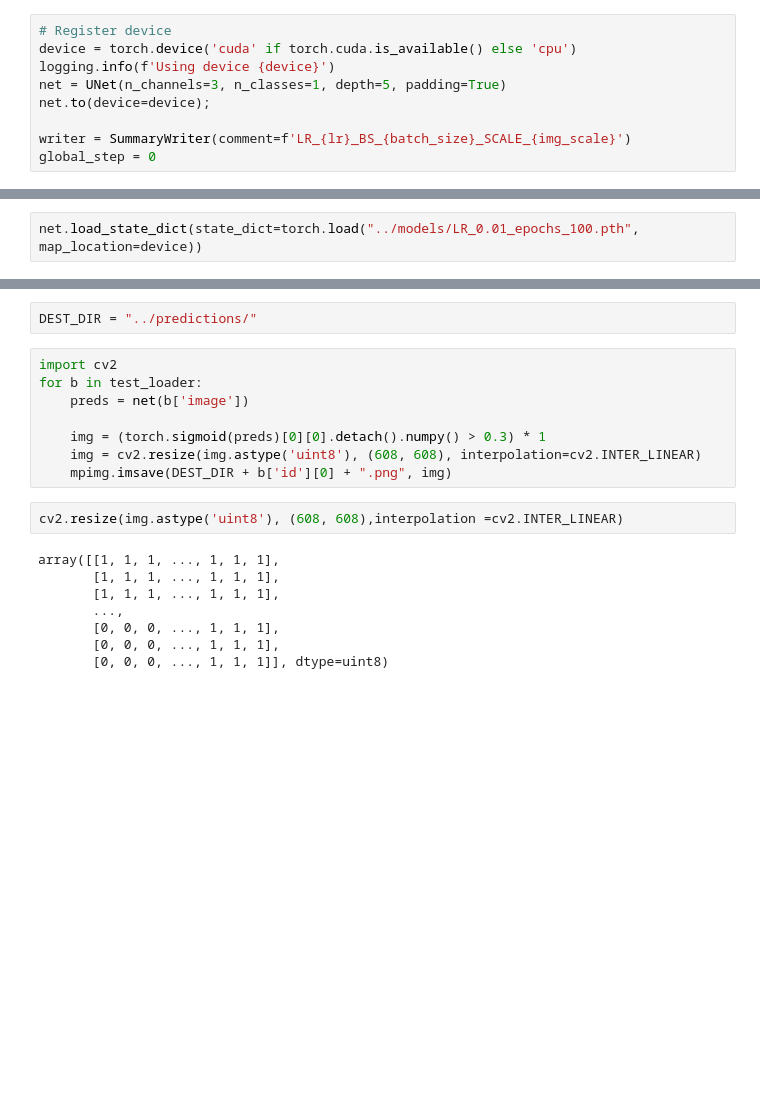
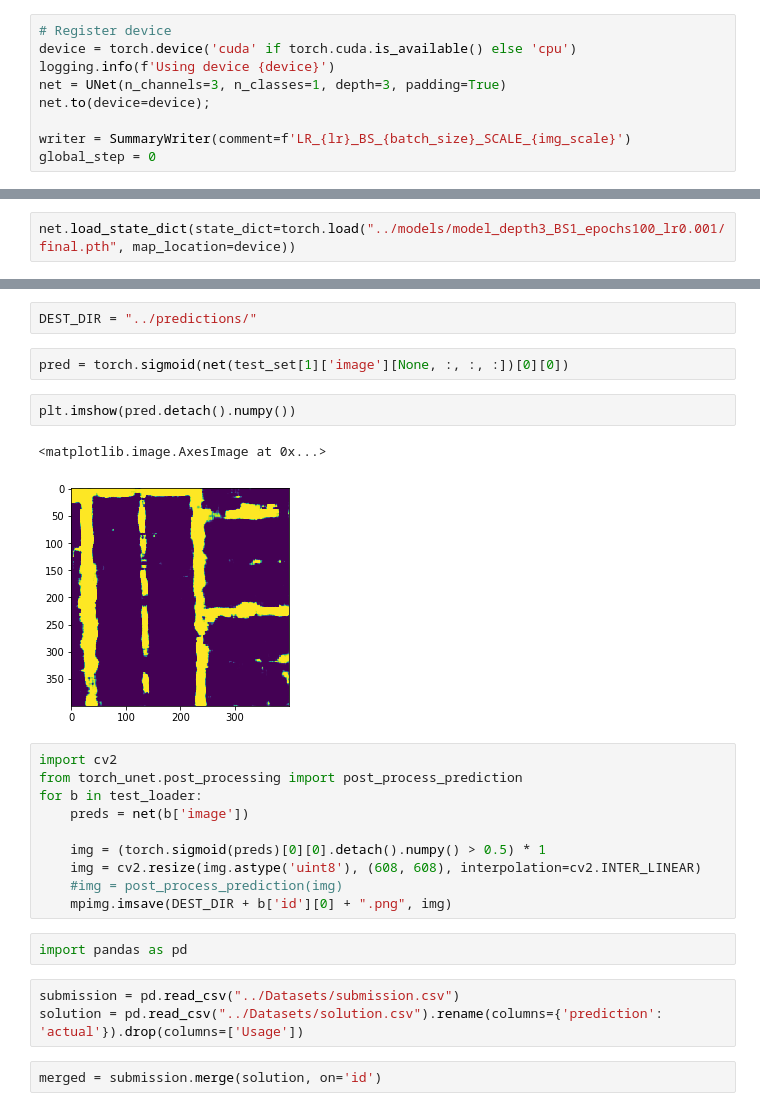
Before and after one commit to ehoelzl/ML_course, a Jupyter notebook: projects/project2/project_road_segmentation/torch_unet/Torch.ipynb, the cells around one changed output, grey strips where cells are left out. Cells and saved outputs as stored; diff of their text form; blank space fills up the shorter version.

```diff
--- a/projects/project2/project_road_segmentation/torch_unet/Torch.ipynb
+++ b/projects/project2/project_road_segmentation/torch_unet/Torch.ipynb
@@ -48,7 +48,7 @@ INFO: Creating dataset with 100 examples
 # Register device
 device = torch.device('cuda' if torch.cuda.is_available() else 'cpu')
 logging.info(f'Using device {device}')
-net = UNet(n_channels=3, n_classes=1, depth=5, padding=True)
+net = UNet(n_channels=3, n_classes=1, depth=3, padding=True)
 net.to(device=device);
 
 writer = SummaryWriter(comment=f'LR_{lr}_BS_{batch_size}_SCALE_{img_scale}')
@@ -101,7 +101,7 @@ test_set = TestSet("../Datasets/test_set_images/", 400/608)
 # %% [output]
 INFO: Creating dataset with 50 examples
 # %%
-net.load_state_dict(state_dict=torch.load("../models/LR_0.01_epochs_100.pth", map_location=device))
+net.load_state_dict(state_dict=torch.load("../models/model_depth3_BS1_epochs100_lr0.001/final.pth", map_location=device))
 # %% [output]
 <All keys matched successfully>
 # %%
@@ -110,21 +110,27 @@ test_loader = DataLoader(test_set, batch_size=1, shuffle=False, num_workers=2, p
 import matplotlib.image as mpimg
 # %%
 DEST_DIR = "../predictions/"
+# %%
+pred = torch.sigmoid(net(test_set[1]['image'][None, :, :, :])[0][0])
+# %%
+plt.imshow(pred.detach().numpy())
+# %% [output]
+<matplotlib.image.AxesImage at 0x...>
+[figure, added]
 # %%
 import cv2
+from torch_unet.post_processing import post_process_prediction
 for b in test_loader:
     preds = net(b['image'])
 
-    img = (torch.sigmoid(preds)[0][0].detach().numpy() > 0.3) * 1
+    img = (torch.sigmoid(preds)[0][0].detach().numpy() > 0.5) * 1
     img = cv2.resize(img.astype('uint8'), (608, 608), interpolation=cv2.INTER_LINEAR)
+    #img = post_process_prediction(img)
     mpimg.imsave(DEST_DIR + b['id'][0] + ".png", img)
-# %%
-cv2.resize(img.astype('uint8'), (608, 608),interpolation =cv2.INTER_LINEAR)
-# %% [output]
-array([[1, 1, 1, ..., 1, 1, 1],
-       [1, 1, 1, ..., 1, 1, 1],
-       [1, 1, 1, ..., 1, 1, 1],
-       ...,
-       [0, 0, 0, ..., 1, 1, 1],
-       [0, 0, 0, ..., 1, 1, 1],
-       [0, 0, 0, ..., 1, 1, 1]], dtype=uint8)
+# %%
+import pandas as pd
+# %%
+submission = pd.read_csv("../Datasets/submission.csv")
+solution = pd.read_csv("../Datasets/solution.csv").rename(columns={'prediction': 'actual'}).drop(columns=['Usage'])
+# %%
+merged = submission.merge(solution, on='id')
```
Also changed, not shown: parts of 3 cells of this notebook, 3 other files.
